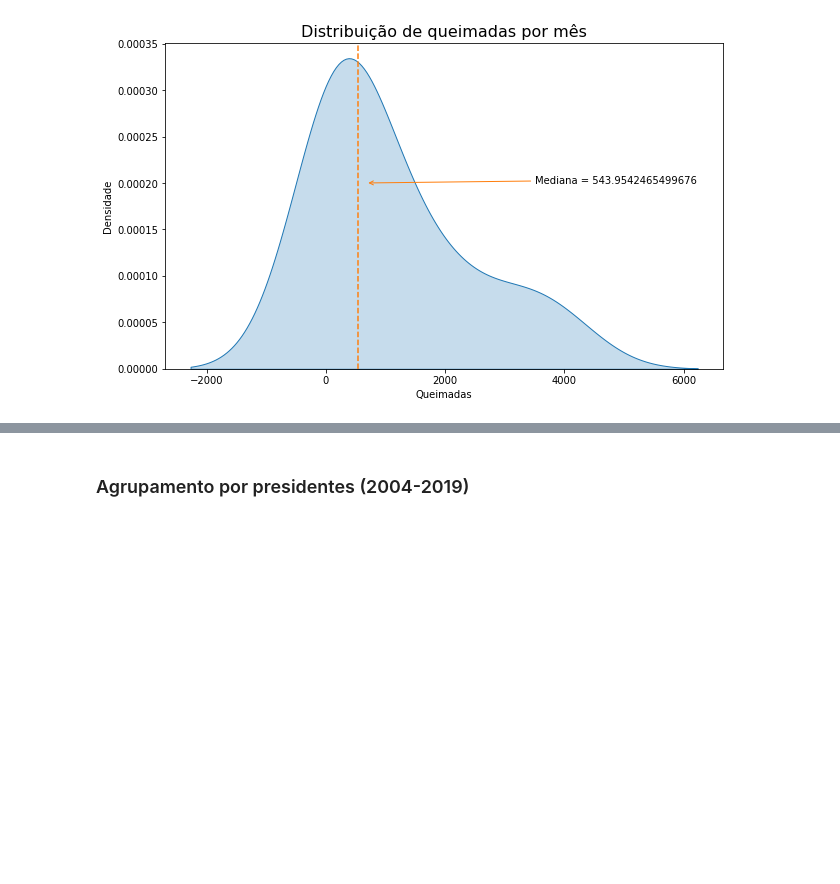
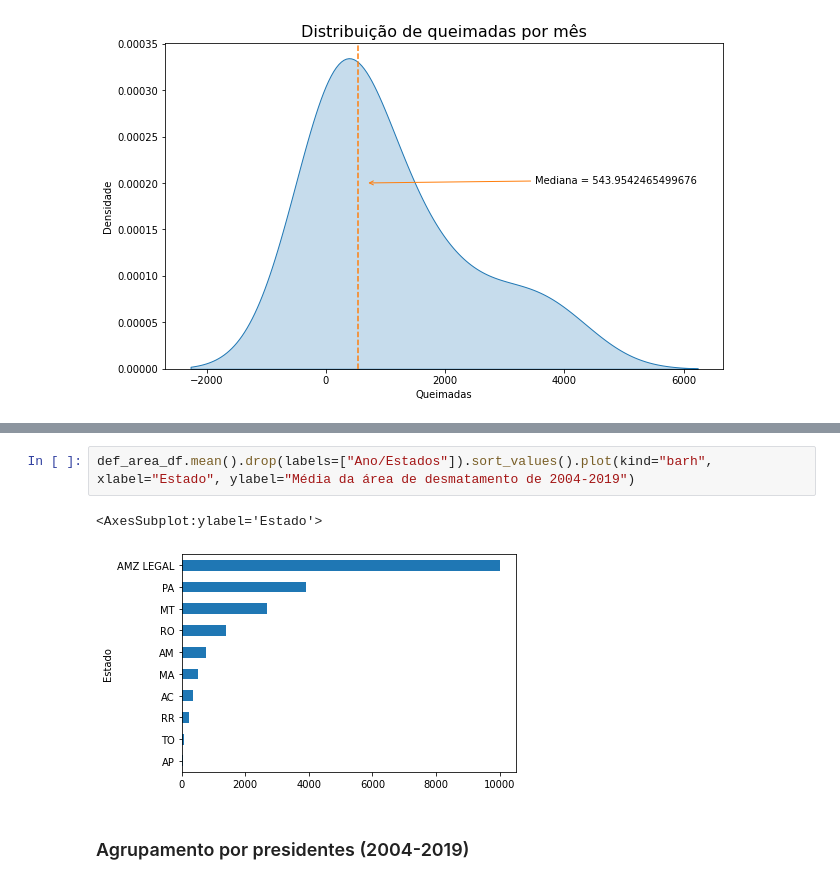
Before and after one commit to thiagomrs/icd2021projetoFinal, a Jupyter notebook: DesmatamentoDaAmazônia.ipynb, the cells around one changed output, grey strips where cells are left out. Drawn from its saved outputs; the diff is of its cells as text; blank space fills up the shorter version.

```diff
--- a/DesmatamentoDaAmazônia.ipynb
+++ b/DesmatamentoDaAmazônia.ipynb
@@ -733,3 +768,8 @@ No handles with labels found to put in legend.
+# %%
+def_area_df.mean().drop(labels=["Ano/Estados"]).sort_values().plot(kind="barh", xlabel="Estado", ylabel="Média da área de desmatamento de 2004-2019")
+# %% [output]
+<AxesSubplot:ylabel='Estado'>
+[figure, added]
 # %% [markdown]
 ### Agrupamento por presidentes (2004-2019)
 # %% [markdown]
```
Also changed, not shown: parts of 11 cells of this notebook.
